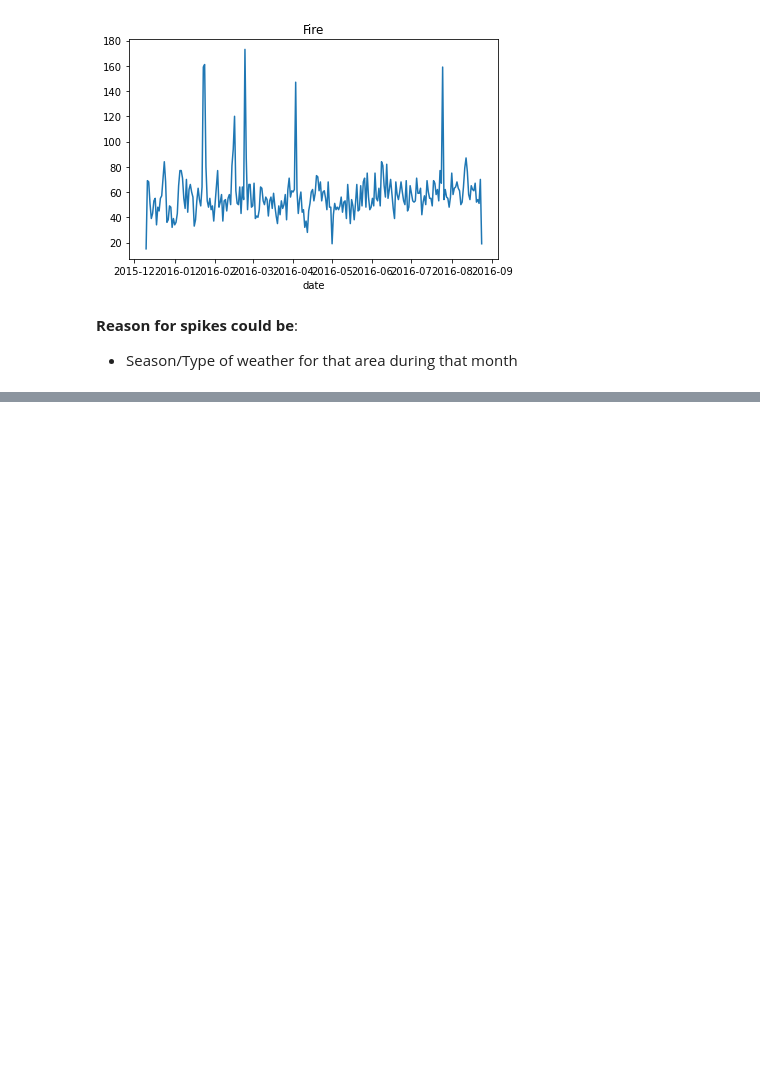
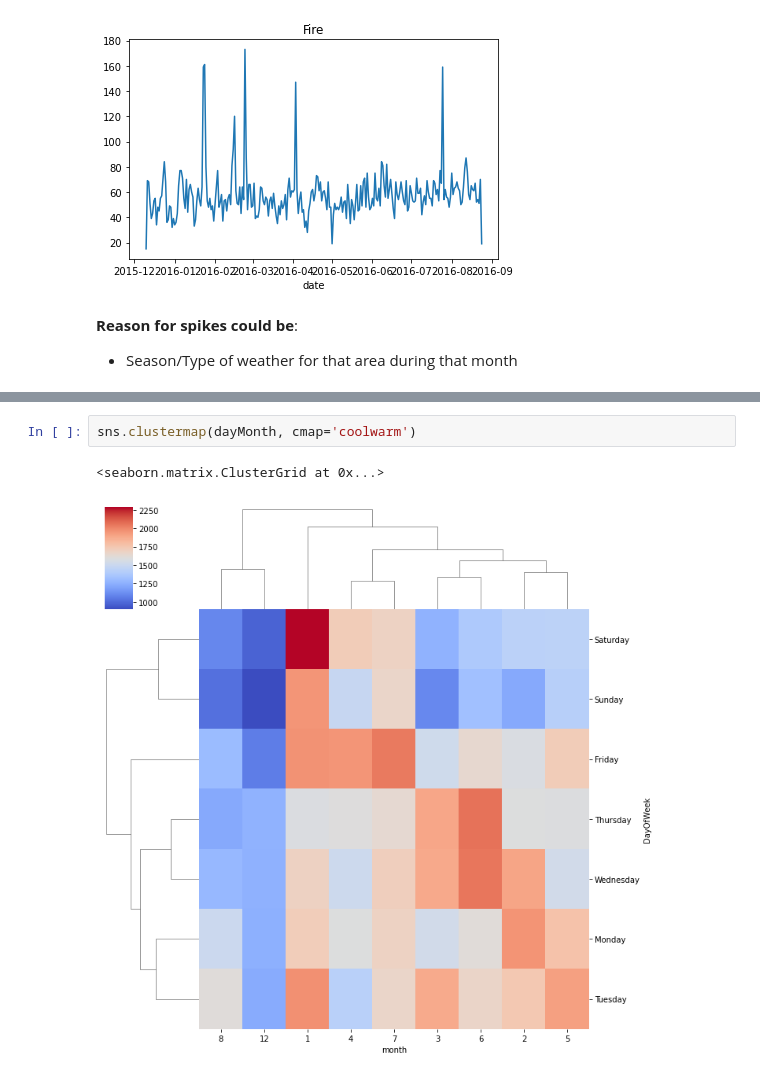
Before and after one commit to HunterKane/Capstone-Project---911-Call-Data, a Jupyter notebook: Capstone Project - 911 Calls Data .ipynb, the cells around one changed output, grey strips where cells are left out. Cells and saved outputs as stored; diff of their text form; blank space fills up the shorter version.

```diff
--- a/Capstone Project - 911 Calls Data .ipynb
+++ b/Capstone Project - 911 Calls Data .ipynb
@@ -428,0 +453,5 @@ __Reason for spikes could be__:
+# %%
+sns.clustermap(dayMonth, cmap='coolwarm')
+# %% [output]
+<seaborn.matrix.ClusterGrid at 0x...>
+[figure, added]
```
Also changed, not shown: parts of 16 cells of this notebook.
